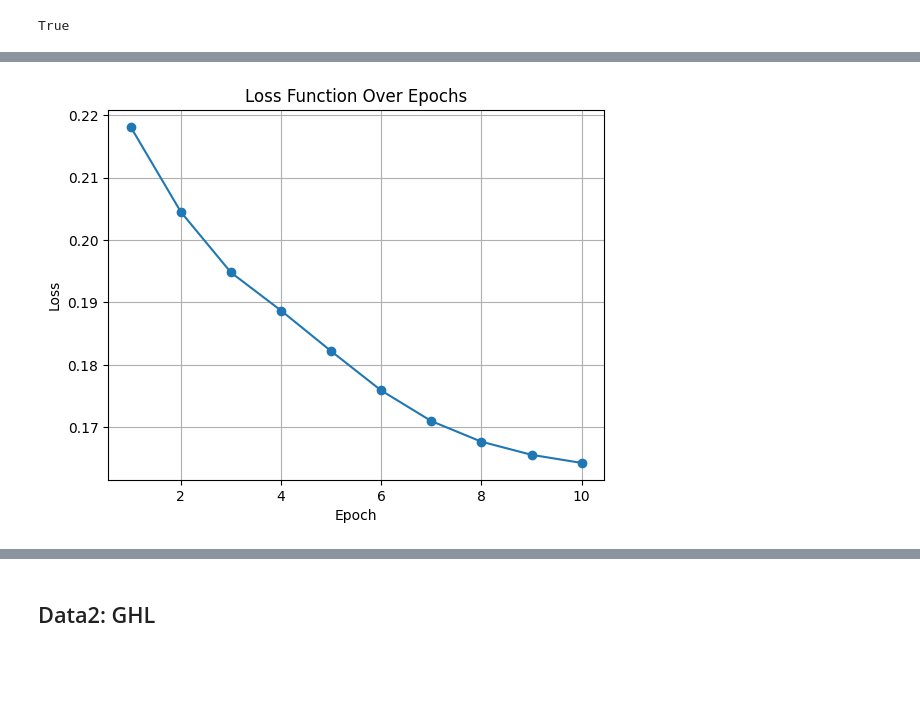
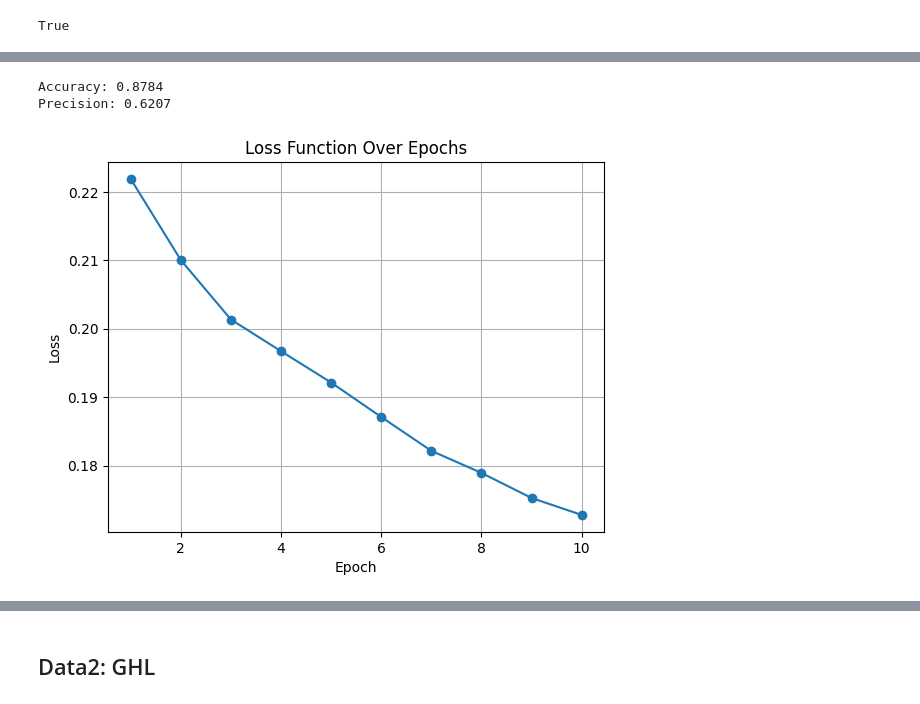
Before and after one commit to widosenoatri/DSLab2, a Jupyter notebook: implementation_v1.ipynb, the cells around one changed output, grey strips where cells are left out. Saved outputs shown, nothing was run; the diff lists cells and outputs as text; code cells hidden in the pictures; blank space fills up the shorter version.

Commit message:
training and add trained models

```diff
--- a/implementation_v1.ipynb
+++ b/implementation_v1.ipynb
@@ -111,7 +111,7 @@ class TimeSeriesUNet(nn.Module):
 # %%
 import pandas as pd
 # %%
-data_1 = pd.read_csv('data/dodgers_data.csv')
+data_1 = pd.read_csv(r'..\data\dodgers_data.csv')
 data_1.head(1)
 # %% [output]
 |  | timestamp | count | label |
@@ -144,7 +144,7 @@ X = np.array(X)
 y = np.array(y)
 
 # Train/test split
-X_train, X_test, y_train, y_test = train_test_split(X, y, test_size=0.2, random_state=42)
+X_train, X_test, y_train, y_test = train_test_split(X, y, test_size=0.5, random_state=42)
 # %% [markdown]
 ### Create pytorch data set
 # %%
@@ -182,7 +182,7 @@ device = torch.device("cuda" if torch.cuda.is_available() else "cpu")
 model = TimeSeriesUNet(in_channels=1, out_channels=1).to(device)
 criterion = nn.BCELoss()  # Binary Cross-Entropy Loss for anomaly detection
 optimizer = torch.optim.Adam(model.parameters(), lr=1e-3)
-loss_func = []
+loss_func_unet = []
 # Training loop
 epochs = 10
 for epoch in range(epochs):
@@ -211,6 +211,6 @@ for epoch in range(epochs):
 
         total_loss += loss.item()
 
-    loss_func.append(total_loss / len(train_loader))
+    loss_func_unet.append(total_loss / len(train_loader))
     print(f"Epoch {epoch + 1}/{epochs}, Loss: {total_loss / len(train_loader):.4f}")
 # %% [output]
@@ -236,24 +266,32 @@ with torch.no_grad():
+# %%
+from sklearn.metrics import accuracy_score, precision_score, recall_score, f1_score
+threshold = 0.3
+
+# Flatten predictions and labels for metric calculation
+predicted = (outputs > threshold).cpu().numpy().flatten()
+true_labels = y.cpu().numpy().flatten()
+
+# Compute metrics
+accuracy = accuracy_score(true_labels, predicted)
+precision = precision_score(true_labels, predicted)
+recall = recall_score(true_labels, predicted)
+f1 = f1_score(true_labels, predicted)
+
+print(f"Accuracy: {accuracy:.4f}")
+print(f"Precision: {precision:.4f}")
+# print(f"Recall: {recall:.4f}")
+# print(f"F1 Score: {f1:.4f}")
+# %% [output]
+Accuracy: 0.8784
+Precision: 0.6207
 # %%
 import matplotlib.pyplot as plt
 
-# Assuming total_loss is a list that stores the loss value for each epoch
-loss_values = [0.2181,
-               0.2045,
-               0.1948,
-               0.1887,
-               0.1822,
-               0.1759,
-               0.1710,
-               0.1677,
-               0.1656,
-               0.1643
-              ]
-
-plt.plot(range(1, len(loss_values) + 1), loss_values, marker='o')
+plt.plot(range(1, len(loss_func_unet) + 1), loss_func_unet, marker='o')
 plt.xlabel('Epoch')
 plt.ylabel('Loss')
 plt.title('Loss Function Over Epochs')
 plt.grid(True)
 plt.show()
 # %% [output]
-[figure, old version]
+[figure, new version]
```
Also changed, not shown: parts of 27 cells of this notebook, 3 other files.
